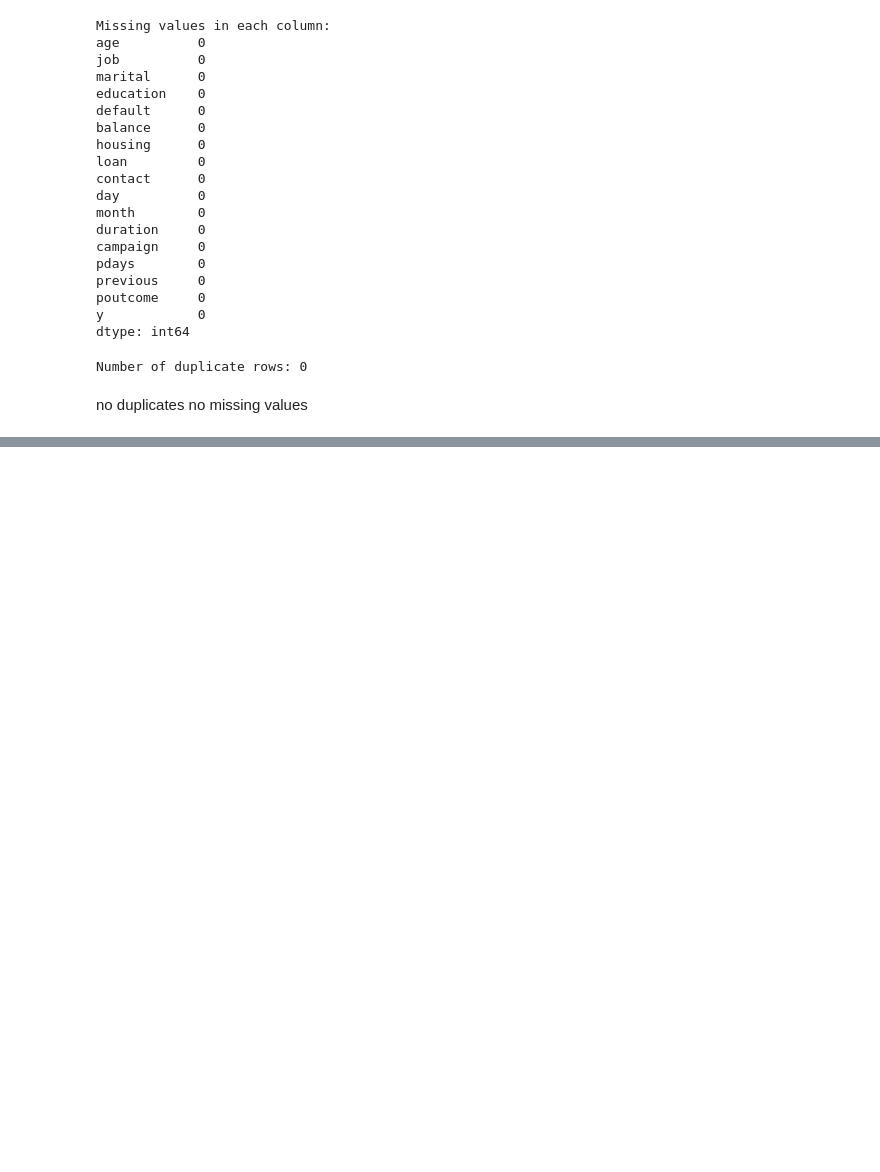
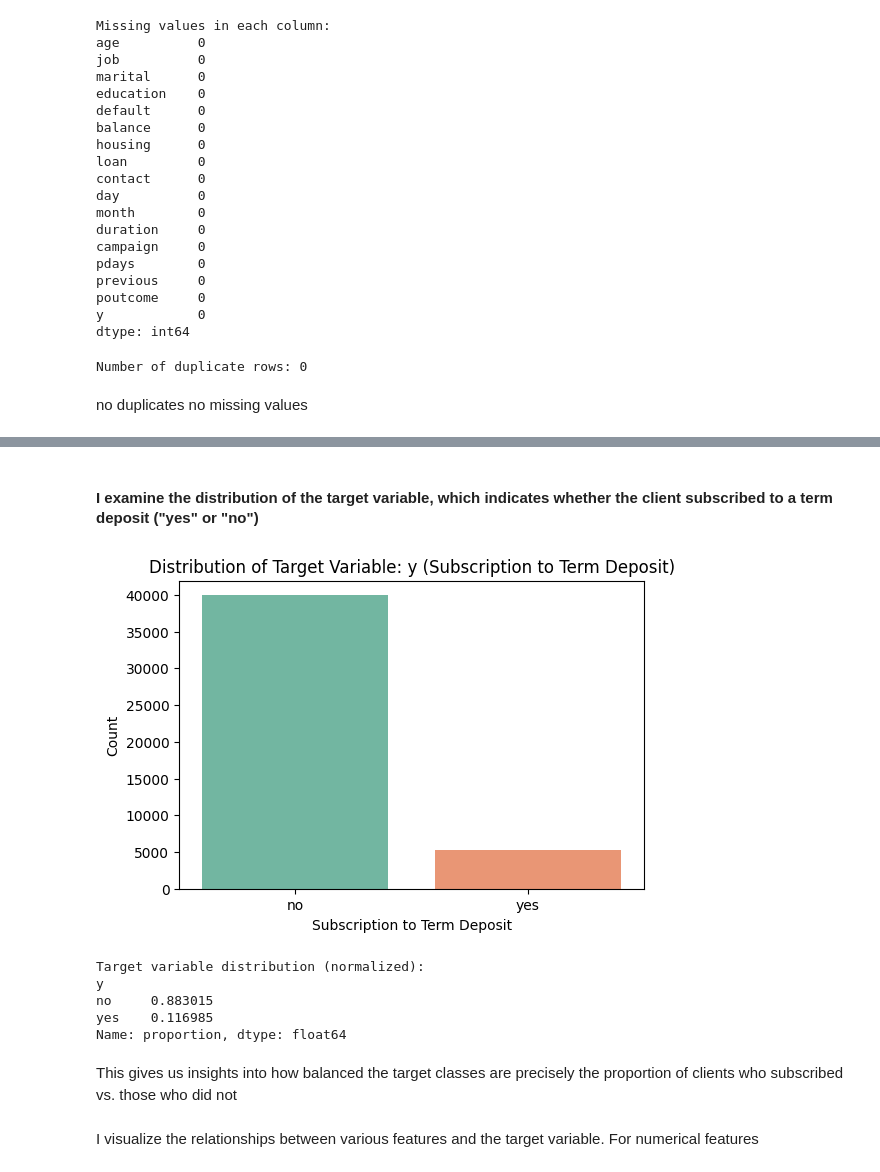
Before and after one commit to Victor-Osei/TMP_Assessment, a Jupyter notebook: tmp.ipynb, the cells around one changed output, grey strips where cells are left out. Saved outputs shown, nothing was run; the diff lists cells and outputs as text; code cells hidden in the pictures; blank space fills up the shorter version.

```diff
--- a/tmp.ipynb
+++ b/tmp.ipynb
@@ -103,0 +119,26 @@ no missing values
+# %% [markdown]
+#### I examine the distribution of the target variable, which indicates whether the client subscribed to a term deposit ("yes" or "no")
+# %%
+# Plot the distribution of the target variable 'y'
+plt.figure(figsize=(6, 4))
+sns.countplot(x='y', data=bank_data, palette='Set2')
+plt.title('Distribution of Target Variable: y (Subscription to Term Deposit)')
+plt.xlabel('Subscription to Term Deposit')
+plt.ylabel('Count')
+plt.show()
+
+# Check the proportion of yes/no
+target_distribution = bank_data['y'].value_counts(normalize=True)
+print("Target variable distribution (normalized):")
+print(target_distribution)
+# %% [output]
+[figure, added]
+Target variable distribution (normalized):
+y
+no     0.883015
+yes    0.116985
+Name: proportion, dtype: float64
+# %% [markdown]
+ This gives us insights into how balanced the target classes are precisely the proportion of clients who subscribed vs. those who did not
+# %% [markdown]
+I visualize the relationships between various features and the target variable. For numerical features
```
Also changed, not shown: parts of 2 cells of this notebook.
